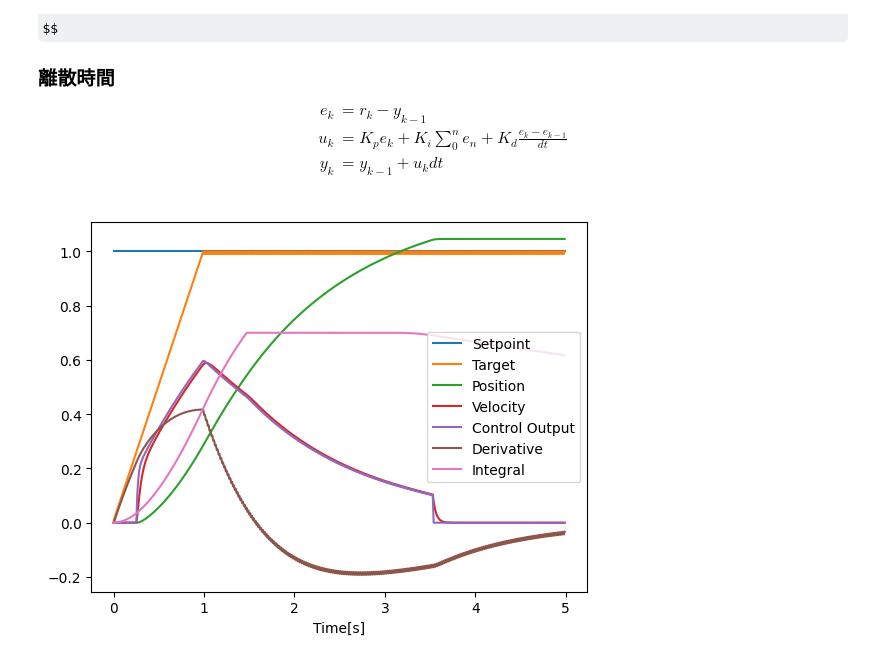
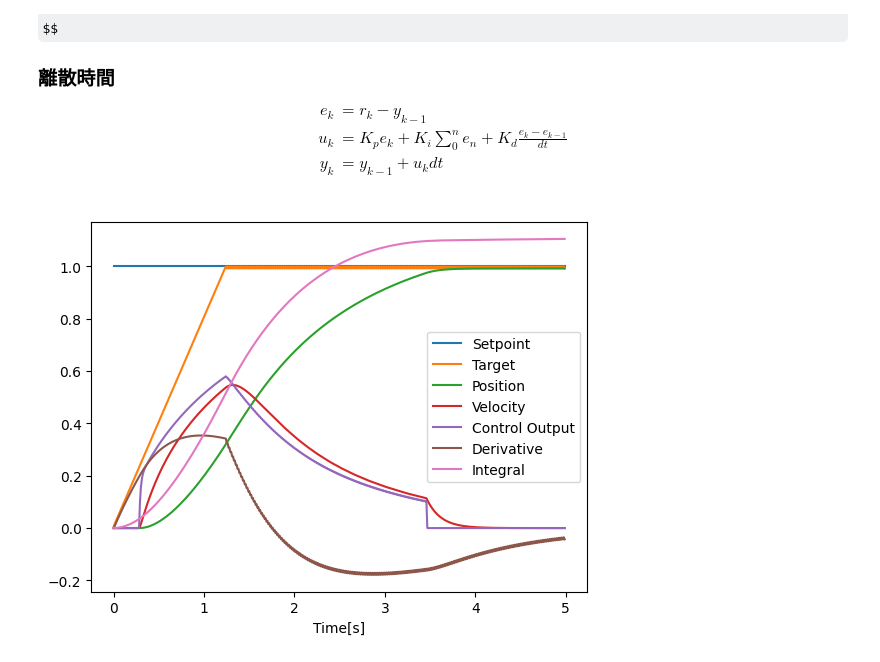
Before and after one commit to teruyamato0731/pid-simulation, a Jupyter notebook: pid.ipynb, the cells around one changed output. Cells and saved outputs as stored; diff of their text form; code cells hidden in the pictures; some formulas as TeX source.

```diff
--- a/pid.ipynb
+++ b/pid.ipynb
@@ -29,8 +29,8 @@ setpoint = np.full_like(t, 1) # 目標値
 
 # PIDゲイン
 kp = 0.7
-ki = 0.2
-kd = 0.03
+ki = 0.1
+kd = 0.15
 max_out = 0.7
 
 def saturate(x):
@@ -47,36 +47,36 @@ control = np.zeros_like(t) # 制御出力
 
 for i in range(len(t)):
   # 二自由度制御
-  dtag = 1 * dt
+  dtag = 0.8 * dt
   target[i] = target[i-1] + (dtag if setpoint[i] - target[i-1] > 0 else -dtag if setpoint[i] - target[i-1] < 0 else setpoint[i] - target[i-1])
   error[i] = target[i] - position[i-1]
   integral[i] = integral[i-1] + error[i] * dt
   # anti-windup
-  integral[i] = saturate(integral[i])
+  integral[i] = saturate(integral[i] * ki) / ki if ki != 0 else 0
   derivative[i] = (error[i] - error[i-1]) / dt if i > 0 else 0
   # 不完全微分
   derivative[i] = derivative[i] + (derivative[i-1] - derivative[i]) * 0.99
   control[i] = kp * error[i] + ki * integral[i] + kd * derivative[i]
   # 制御出力のローパスフィルタ
   control[i] = control[i] + (control[i-1] - control[i]) / 2
   # 制御出力の飽和 70%上限
   control[i] = saturate(control[i])
   # モデルの再現
   control[i] = 0 if abs(control[i]) < 0.1 else control[i] # 制御出力のデッドゾーン
-  velocity[i] = velocity[i-1] + (control[i] - velocity[i-1]) * 0.25 # 速度の遅れ
+  velocity[i] = velocity[i-1] + (control[i] - velocity[i-1]) / 16 # 速度の遅れ
   position[i] = position[i-1] + velocity[i] * dt # 変位 = 速度の積分
 
 plt.plot(t, setpoint, label='Setpoint')
 plt.plot(t, target, label='Target')
 plt.plot(t, position, label='Position')
 plt.plot(t, velocity, label='Velocity')
 plt.plot(t, control, label='Control Output')
 plt.plot(t, derivative, label='Derivative')
 plt.plot(t, integral, label='Integral')
 # plt.plot(t, error, label='Error')
 
 plt.xlabel('Time[s]')
 plt.legend()
 plt.show()
 # %% [output]
-[figure, old version]
+[figure, new version]
```
